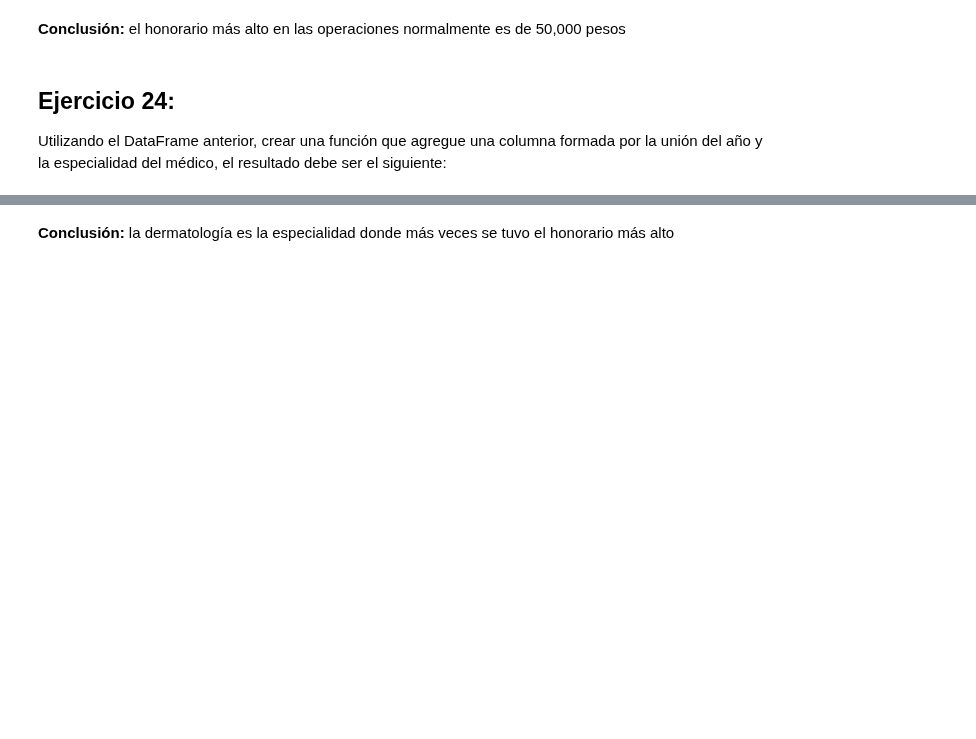
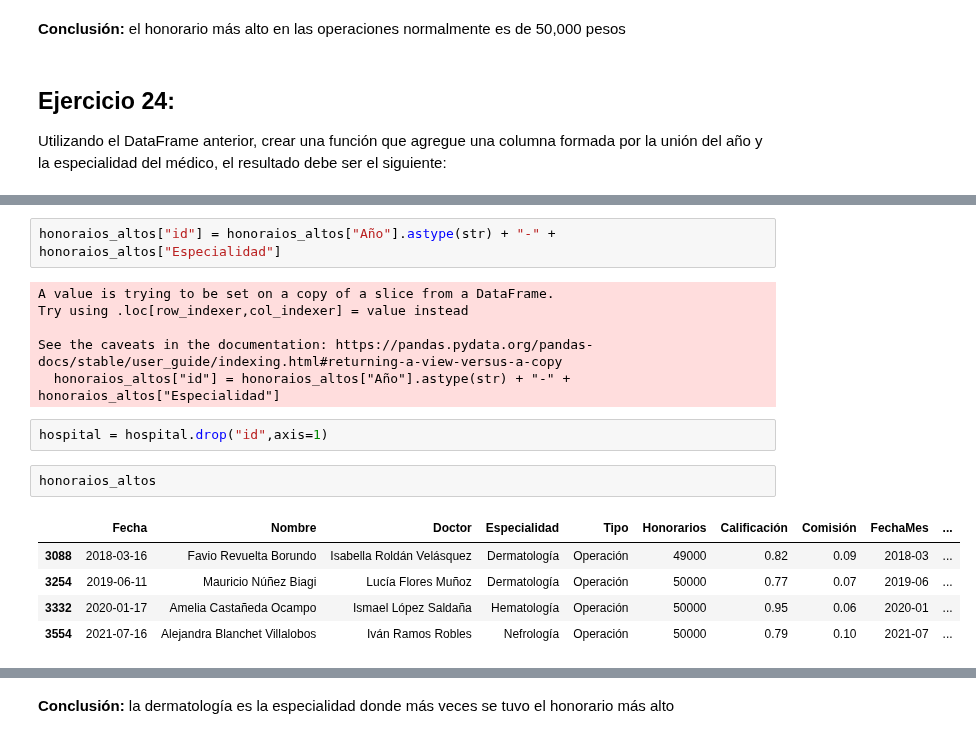
Before and after one commit to alcazarpedro/project_numpy_pandas, a Jupyter notebook: pandas_dtascience/6_Proyecto final/Proyecto Final 24 Ejercicios.ipynb, the cells around one changed output, grey strips where cells are left out. Saved outputs shown, nothing was run; the diff lists cells and outputs as text; blank space fills up the shorter version.

```diff
--- a/pandas_dtascience/6_Proyecto final/Proyecto Final 24 Ejercicios.ipynb
+++ b/pandas_dtascience/6_Proyecto final/Proyecto Final 24 Ejercicios.ipynb
@@ -734,6 +885,24 @@ __Conclusión:__ el honorario más alto en las operaciones normalmente es de 50,
 Utilizando el DataFrame anterior, crear una función que agregue una columna formada por la unión del año y la especialidad del médico, el resultado debe ser el siguiente:
 # %% [markdown]
 ![Resuelto](./Img_24_Ejercicios/Act24Img1.png)
+# %%
+honoraios_altos["id"] = honoraios_altos["Año"].astype(str) + "-" + honoraios_altos["Especialidad"]
+# %% [output]
+A value is trying to be set on a copy of a slice from a DataFrame.
+Try using .loc[row_indexer,col_indexer] = value instead
+
+See the caveats in the documentation: https://pandas.pydata.org/pandas-docs/stable/user_guide/indexing.html#returning-a-view-versus-a-copy
+  honoraios_altos["id"] = honoraios_altos["Año"].astype(str) + "-" + honoraios_altos["Especialidad"]
+# %%
+hospital = hospital.drop("id",axis=1)
+# %%
+honoraios_altos
+# %% [output]
+|  | Fecha | Nombre | Doctor | Especialidad | Tipo | Honorarios | Calificación | Comisión | FechaMes | ... |
+| 3088 | 2018-03-16 | Favio Revuelta Borundo | Isabella Roldán Velásquez | Dermatología | Operación | 49000 | 0.82 | 0.09 | 2018-03 | ... |
+| 3254 | 2019-06-11 | Mauricio Núñez Biagi | Lucía Flores Muñoz | Dermatología | Operación | 50000 | 0.77 | 0.07 | 2019-06 | ... |
+| 3332 | 2020-01-17 | Amelia Castañeda Ocampo | Ismael López Saldaña | Hematología | Operación | 50000 | 0.95 | 0.06 | 2020-01 | ... |
+| 3554 | 2021-07-16 | Alejandra Blanchet Villalobos | Iván Ramos Robles | Nefrología | Operación | 50000 | 0.79 | 0.10 | 2021-07 | ... |
 # %% [markdown]
 ![Resuelto](./Img_24_Ejercicios/Act24Img2.png)
 # %% [markdown]
```
Also changed, not shown: parts of 16 cells of this notebook.
